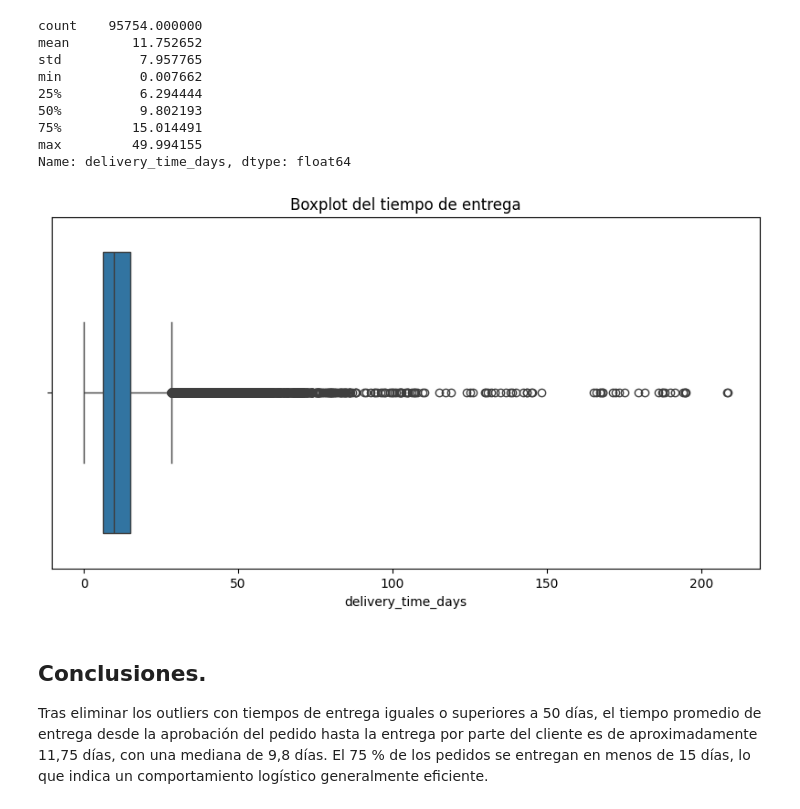
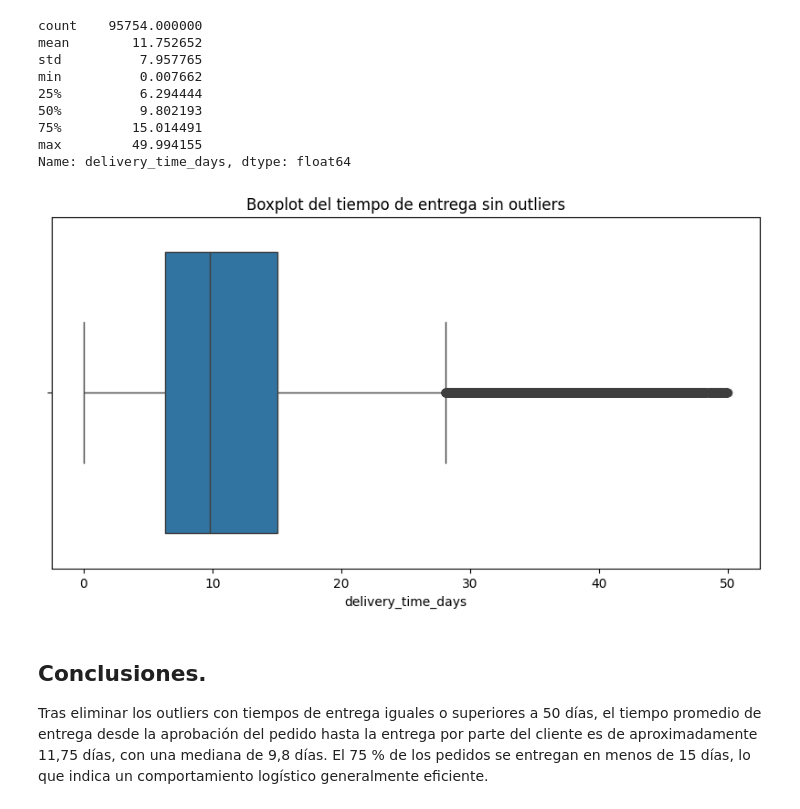
Before and after one commit to 4GeeksAcademy/sp-ml-20-final-project-g5, a Jupyter notebook: notebooks/proyectofinal.ipynb, the cells around one changed output. Drawn from its saved outputs; the diff is of its cells as text; code cells hidden in the pictures.

```diff
--- a/notebooks/proyectofinal.ipynb
+++ b/notebooks/proyectofinal.ipynb
@@ -417,13 +439,13 @@ min          0.007662
 75%         15.014491
 max         49.994155
 Name: delivery_time_days, dtype: float64
-# %%
-plt.figure(figsize=(10,5))
-sns.boxplot(x=df["delivery_time_days"])
-plt.title("Boxplot del tiempo de entrega")
-plt.show()
-# %% [output]
-[figure, old version]
+# %%
+plt.figure(figsize=(10,5))
+sns.boxplot(x=df_days["delivery_time_days"])
+plt.title("Boxplot del tiempo de entrega sin outliers")
+plt.show()
+# %% [output]
+[figure, added]
 # %% [markdown]
 ## Conclusiones.
 
```
Also changed, not shown: parts of 21 cells of this notebook, 2 other files.
